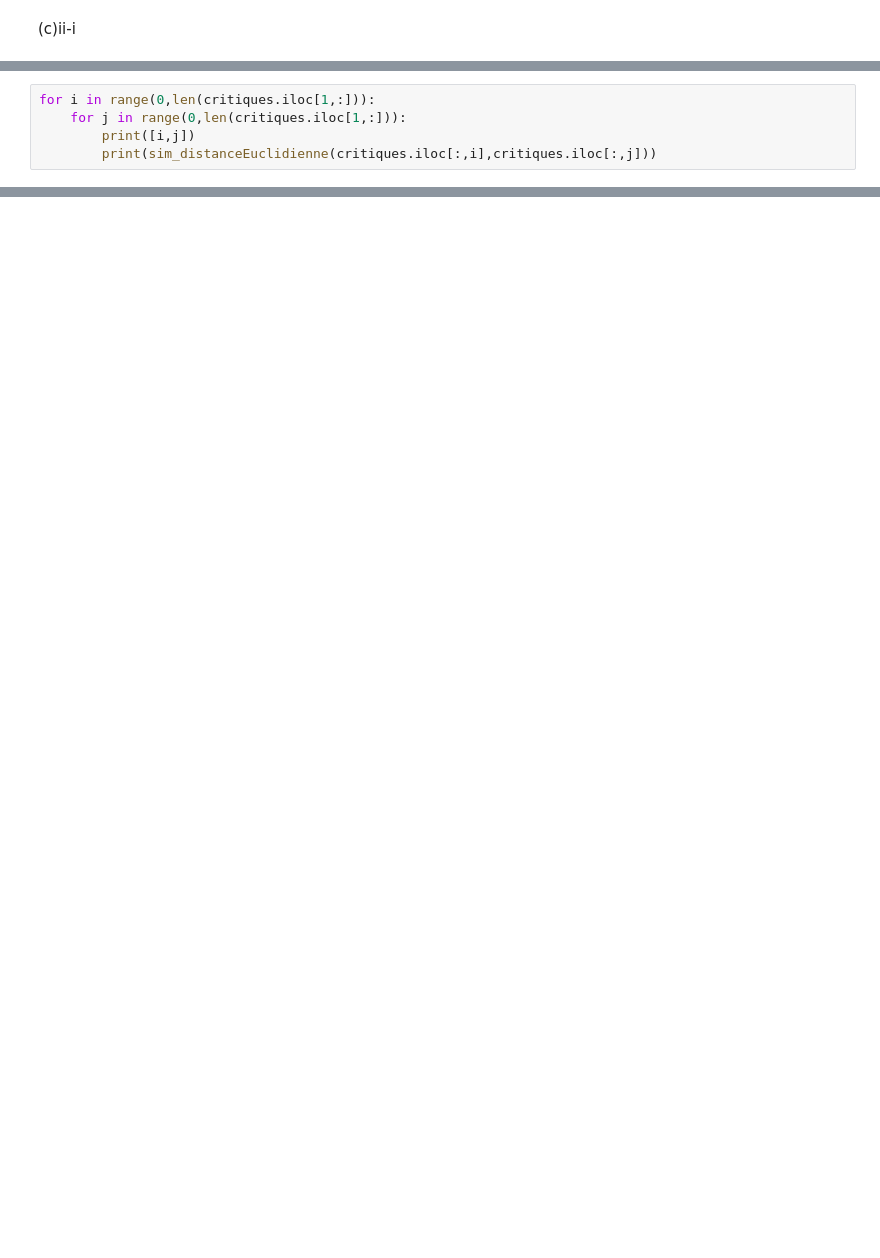
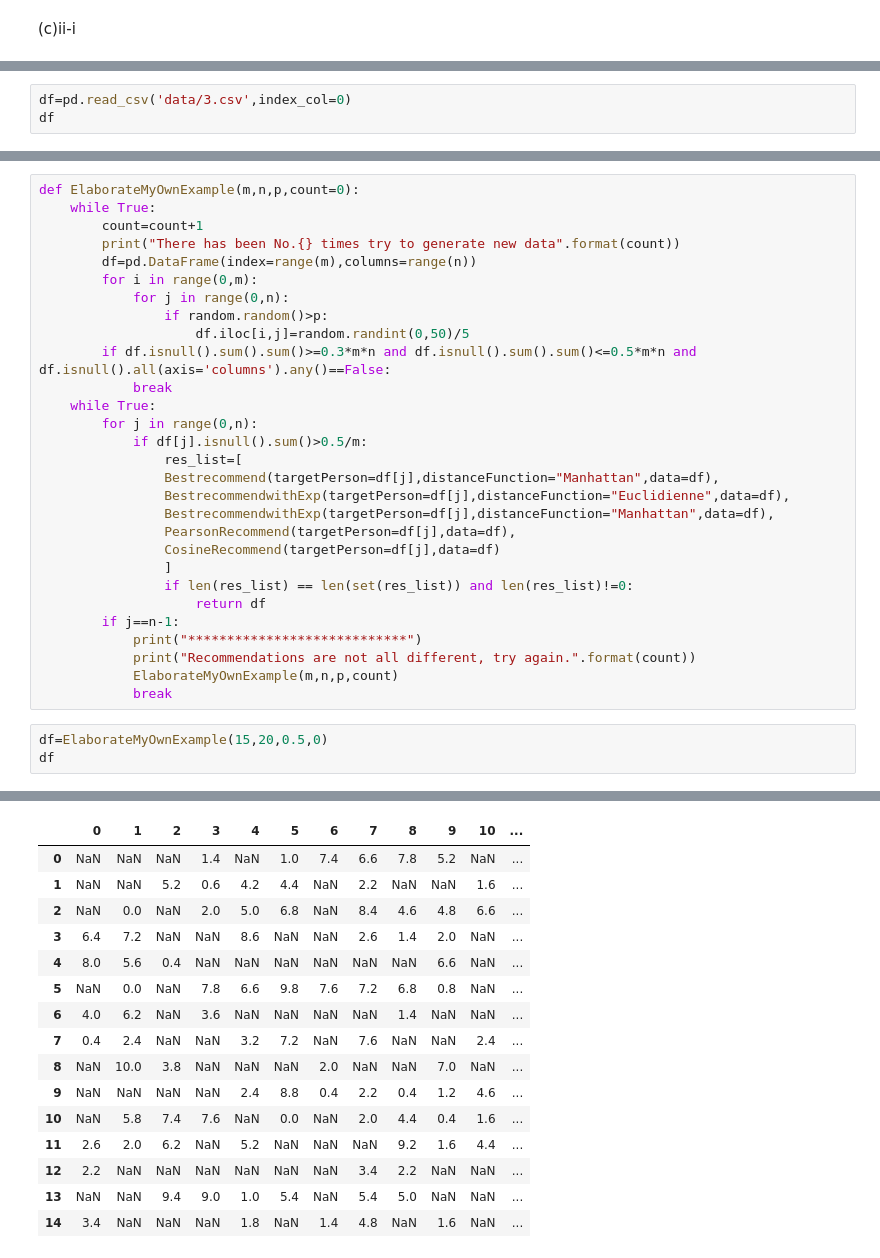
Before and after one commit to jaswu51/CentraleSupelec2022_DecisionModelingPracticalWorks, a Jupyter notebook: 221013_CollabrativeFiltering/exercise.ipynb, the cells around one changed output, grey strips where cells are left out. Drawn from its saved outputs; the diff is of its cells as text; blank space fills up the shorter version.

```diff
--- a/221013_CollabrativeFiltering/exercise.ipynb
+++ b/221013_CollabrativeFiltering/exercise.ipynb
@@ -157,5 +133,0 @@ SyntaxError: invalid syntax (856134727.py, line 5)
-# %%
-for i in range(0,len(critiques.iloc[1,:])):
-    for j in range(0,len(critiques.iloc[1,:])):
-        print([i,j])
-        print(sim_distanceEuclidienne(critiques.iloc[:,i],critiques.iloc[:,j]))
@@ -183,0 +246,3 @@ critiques.columns
+# %%
+df=pd.read_csv('data/3.csv',index_col=0)
+df
@@ -183,0 +323,33 @@ critiques.columns
+# %%
+def ElaborateMyOwnExample(m,n,p,count=0):
+    while True:
+        count=count+1
+        print("There has been No.{} times try to generate new data".format(count))
+        df=pd.DataFrame(index=range(m),columns=range(n))
+        for i in range(0,m):
+            for j in range(0,n):
+                if random.random()>p:
+                    df.iloc[i,j]=random.randint(0,50)/5
+        if df.isnull().sum().sum()>=0.3*m*n and df.isnull().sum().sum()<=0.5*m*n and df.isnull().all(axis='columns').any()==False:
+            break
+    while True:
+        for j in range(0,n):
+            if df[j].isnull().sum()>0.5/m:
+                res_list=[
+                Bestrecommend(targetPerson=df[j],distanceFunction="Manhattan",data=df),
+                BestrecommendwithExp(targetPerson=df[j],distanceFunction="Euclidienne",data=df),
+                BestrecommendwithExp(targetPerson=df[j],distanceFunction="Manhattan",data=df),
+                PearsonRecommend(targetPerson=df[j],data=df),
+                CosineRecommend(targetPerson=df[j],data=df)
+                ]
+                if len(res_list) == len(set(res_list)) and len(res_list)!=0:
+                    return df
+        if j==n-1:
+            print("****************************")
+            print("Recommendations are not all different, try again.".format(count))
+            ElaborateMyOwnExample(m,n,p,count)
+            break
+# %%
+df=ElaborateMyOwnExample(15,20,0.5,0)
+df
+# %% [output]
@@ -183,0 +359,16 @@ critiques.columns
+|  | 0 | 1 | 2 | 3 | 4 | 5 | 6 | 7 | 8 | 9 | 10 | ... |
+| 0 | NaN | NaN | NaN | 1.4 | NaN | 1.0 | 7.4 | 6.6 | 7.8 | 5.2 | NaN | ... |
+| 1 | NaN | NaN | 5.2 | 0.6 | 4.2 | 4.4 | NaN | 2.2 | NaN | NaN | 1.6 | ... |
+| 2 | NaN | 0.0 | NaN | 2.0 | 5.0 | 6.8 | NaN | 8.4 | 4.6 | 4.8 | 6.6 | ... |
+| 3 | 6.4 | 7.2 | NaN | NaN | 8.6 | NaN | NaN | 2.6 | 1.4 | 2.0 | NaN | ... |
+| 4 | 8.0 | 5.6 | 0.4 | NaN | NaN | NaN | NaN | NaN | NaN | 6.6 | NaN | ... |
+| 5 | NaN | 0.0 | NaN | 7.8 | 6.6 | 9.8 | 7.6 | 7.2 | 6.8 | 0.8 | NaN | ... |
+| 6 | 4.0 | 6.2 | NaN | 3.6 | NaN | NaN | NaN | NaN | 1.4 | NaN | NaN | ... |
+| 7 | 0.4 | 2.4 | NaN | NaN | 3.2 | 7.2 | NaN | 7.6 | NaN | NaN | 2.4 | ... |
+| 8 | NaN | 10.0 | 3.8 | NaN | NaN | NaN | 2.0 | NaN | NaN | 7.0 | NaN | ... |
+| 9 | NaN | NaN | NaN | NaN | 2.4 | 8.8 | 0.4 | 2.2 | 0.4 | 1.2 | 4.6 | ... |
+| 10 | NaN | 5.8 | 7.4 | 7.6 | NaN | 0.0 | NaN | 2.0 | 4.4 | 0.4 | 1.6 | ... |
+| 11 | 2.6 | 2.0 | 6.2 | NaN | 5.2 | NaN | NaN | NaN | 9.2 | 1.6 | 4.4 | ... |
+| 12 | 2.2 | NaN | NaN | NaN | NaN | NaN | NaN | 3.4 | 2.2 | NaN | NaN | ... |
+| 13 | NaN | NaN | 9.4 | 9.0 | 1.0 | 5.4 | NaN | 5.4 | 5.0 | NaN | NaN | ... |
+| 14 | 3.4 | NaN | NaN | NaN | 1.8 | NaN | 1.4 | 4.8 | NaN | 1.6 | NaN | ... |
```
Also changed, not shown: parts of 43 cells of this notebook, 3 other files.
